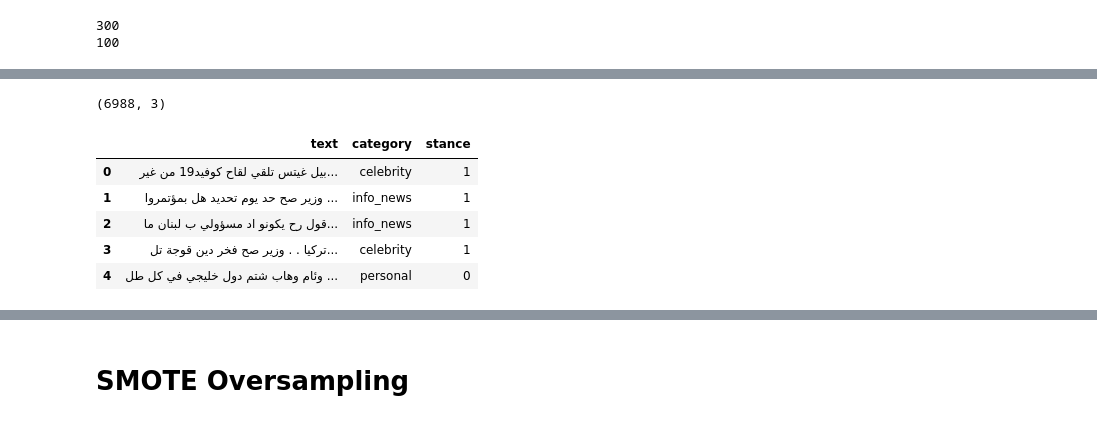
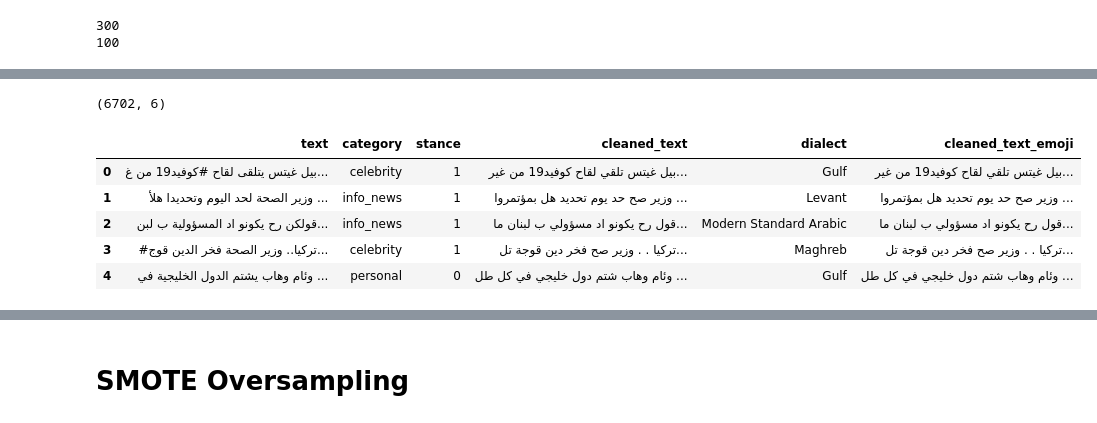
Before and after one commit to Passant-Abdelgalil/Arabic_Sentiment_Analysis, a Jupyter notebook: word_embeddings_sampling.ipynb, the cells around one changed output, grey strips where cells are left out. Cells and saved outputs as stored; diff of their text form; code cells hidden in the pictures.

```diff
--- a/word_embeddings_sampling.ipynb
+++ b/word_embeddings_sampling.ipynb
@@ -55,14 +55,14 @@ from scipy.stats import skew
 import matplotlib.pyplot as plt
 import numpy as np
 # %%
-df = pd.read_csv('./Dataset/cleaned_train.csv')
-print(df.shape)
-df.head()
+df_train = pd.read_csv('./Dataset/cleaned_train.csv')
+print(df_train.shape)
+df_train.head()
 # %% [output]
-(6988, 3)
+(6702, 6)
-|  | text | category | stance |
-| 0 | بيل غيتس تلقي لقاح كوفيد19 من غير... | celebrity | 1 |
-| 1 | وزير صح حد يوم تحديد هل بمؤتمروا ... | info_news | 1 |
-| 2 | قول رح يكونو اد مسؤولي ب لبنان ما... | info_news | 1 |
-| 3 | تركيا . . وزير صح فخر دين قوجة تل... | celebrity | 1 |
-| 4 | وئام وهاب شتم دول خليجي في كل طل ... | personal | 0 |
+|  | text | category | stance | cleaned_text | dialect | cleaned_text_emoji |
+| 0 | بيل غيتس يتلقى لقاح #كوفيد19 من غ... | celebrity | 1 | بيل غيتس تلقي لقاح كوفيد19 من غير... | Gulf | بيل غيتس تلقي لقاح كوفيد19 من غير... |
+| 1 | وزير الصحة لحد اليوم وتحديدا هلأ ... | info_news | 1 | وزير صح حد يوم تحديد هل بمؤتمروا ... | Levant | وزير صح حد يوم تحديد هل بمؤتمروا ... |
+| 2 | قولكن رح يكونو اد المسؤولية ب لبن... | info_news | 1 | قول رح يكونو اد مسؤولي ب لبنان ما... | Modern Standard Arabic | قول رح يكونو اد مسؤولي ب لبنان ما... |
+| 3 | #تركيا.. وزير الصحة فخر الدين قوج... | celebrity | 1 | تركيا . . وزير صح فخر دين قوجة تل... | Maghreb | تركيا . . وزير صح فخر دين قوجة تل... |
+| 4 | وئام وهاب يشتم الدول الخليجية في ... | personal | 0 | وئام وهاب شتم دول خليجي في كل طل ... | Gulf | وئام وهاب شتم دول خليجي في كل طل ... |
```
Also changed, not shown: parts of 17 cells of this notebook, 2 other files.
